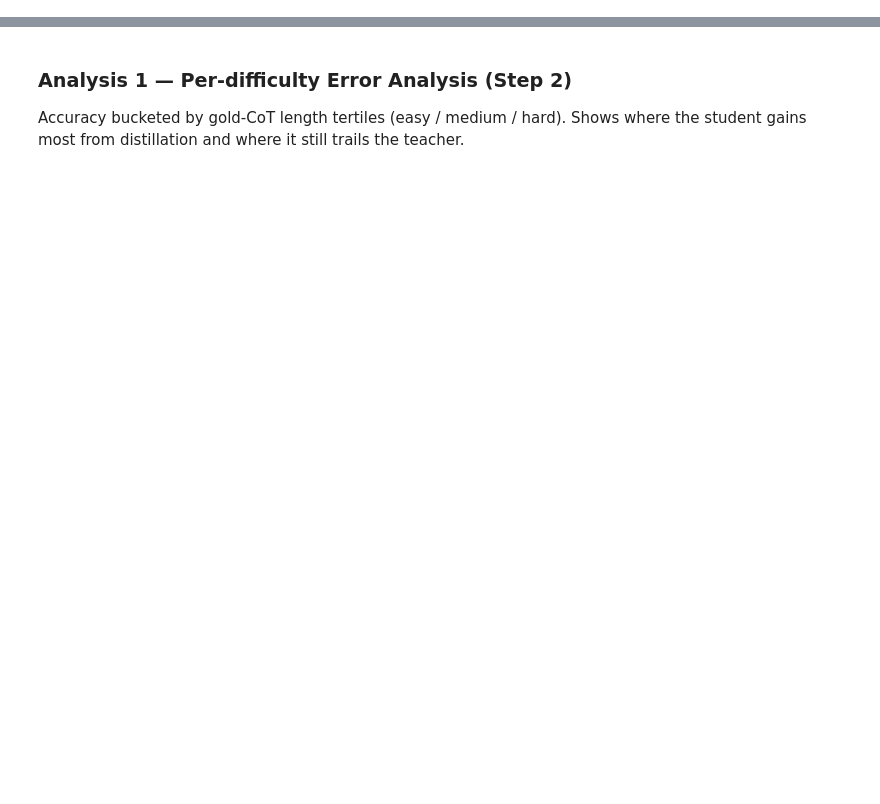
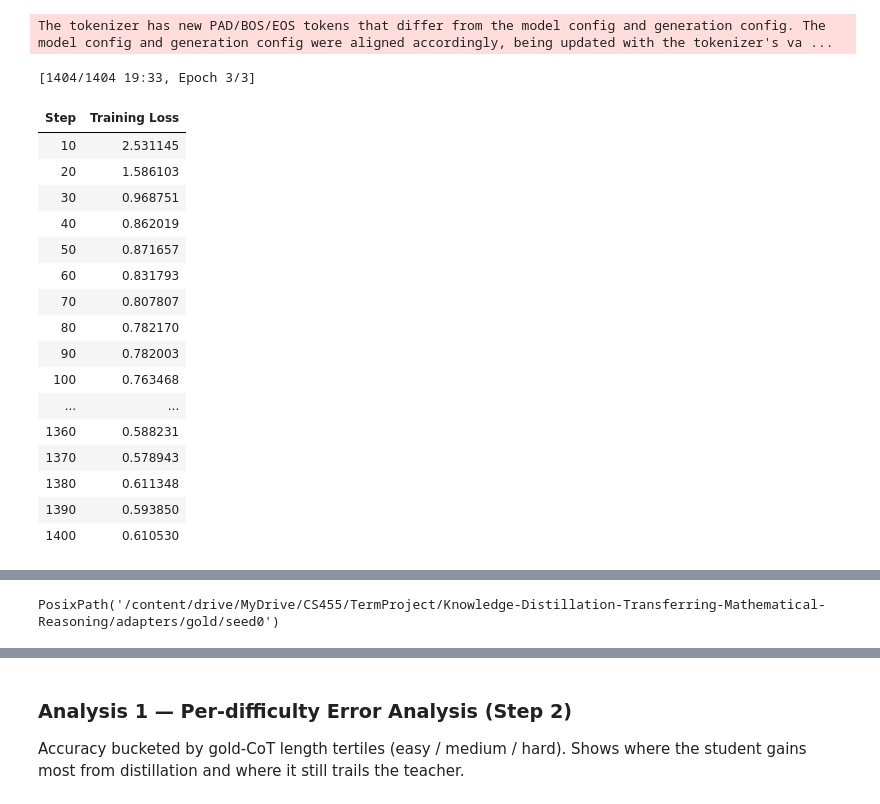
Before and after one commit to alikumral/Knowledge-Distillation-Transferring-Mathematical-Reasoning, a Jupyter notebook: project.ipynb, the cells around one changed output, grey strips where cells are left out. Drawn from its saved outputs; the diff is of its cells as text; code cells hidden in the pictures; blank space fills up the shorter version.

Commit message:
Commit project.ipynb with execution outputs (results visible without re-running)
Co-Authored-By: Claude Sonnet 4.6 <noreply@anthropic.com>

```diff
--- a/project.ipynb
+++ b/project.ipynb
@@ -267,0 +256,9 @@ print("\nData loaded — ready for analysis cells below.")
+# %%
+from mathdistill.train import train_one
+from mathdistill.utils import load_config
+
+CONFIG = "configs/train_gold.yaml"   # train_teacher_1 | train_teacher_3 | train_gold
+SEED   = 0                                # 0, 1, 2
+
+train_one(load_config(CONFIG), load_config("configs/data.yaml"), seed=SEED)
+# %% [output]
@@ -267,0 +274,19 @@ print("\nData loaded — ready for analysis cells below.")
+The tokenizer has new PAD/BOS/EOS tokens that differ from the model config and generation config. The model config and generation config were aligned accordingly, being updated with the tokenizer's va ...
+[1404/1404 19:33, Epoch 3/3]
+| Step | Training Loss |
+| 10 | 2.531145 |
+| 20 | 1.586103 |
+| 30 | 0.968751 |
+| 40 | 0.862019 |
+| 50 | 0.871657 |
+| 60 | 0.831793 |
+| 70 | 0.807807 |
+| 80 | 0.782170 |
+| 90 | 0.782003 |
+| 100 | 0.763468 |
+| ... | ... |
+| 1360 | 0.588231 |
+| 1370 | 0.578943 |
+| 1380 | 0.611348 |
+| 1390 | 0.593850 |
+| 1400 | 0.610530 |
@@ -267,0 +295 @@ print("\nData loaded — ready for analysis cells below.")
+PosixPath('/content/drive/MyDrive/CS455/TermProject/Knowledge-Distillation-Transferring-Mathematical-Reasoning/adapters/gold/seed0')
```
Also changed, not shown: parts of 49 cells of this notebook.
